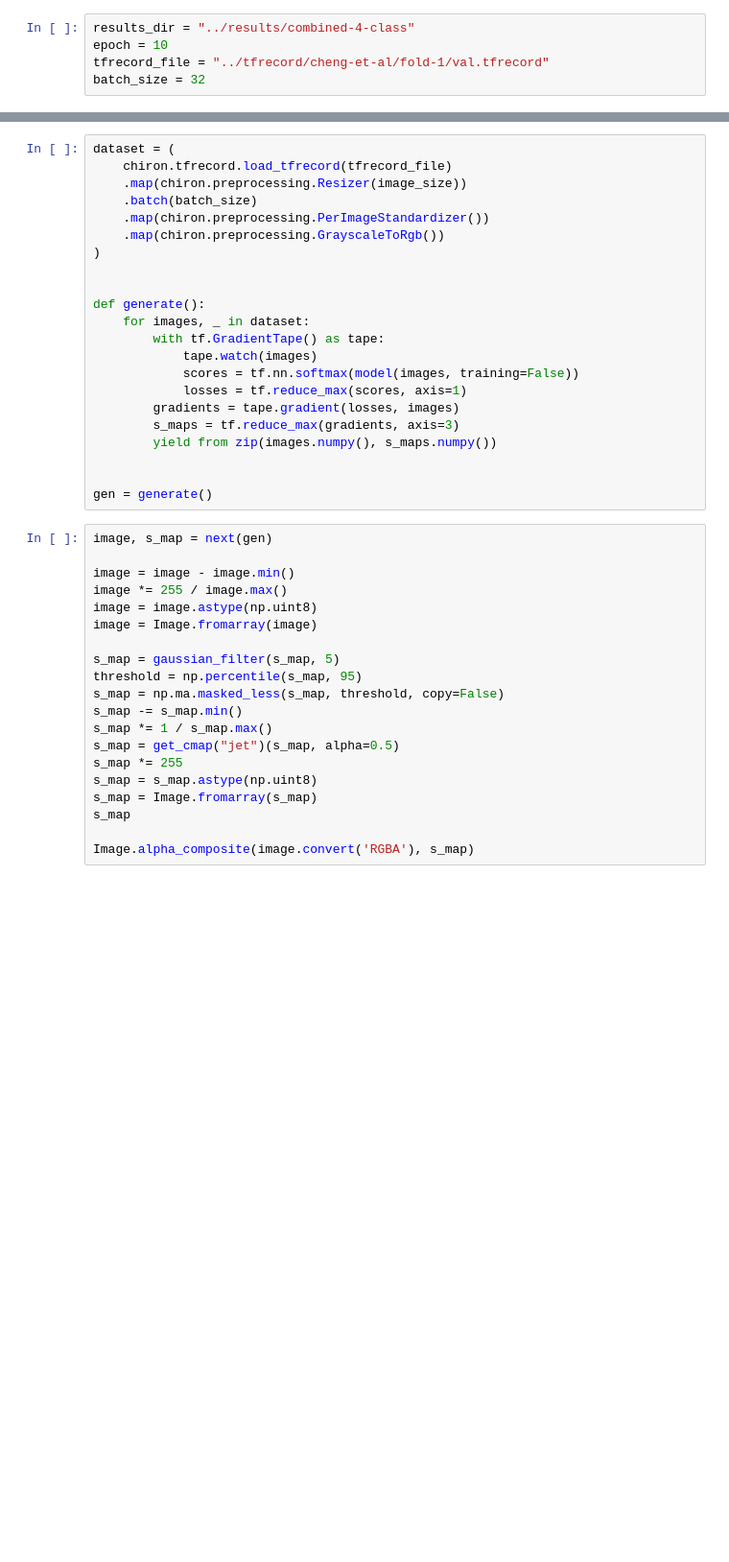
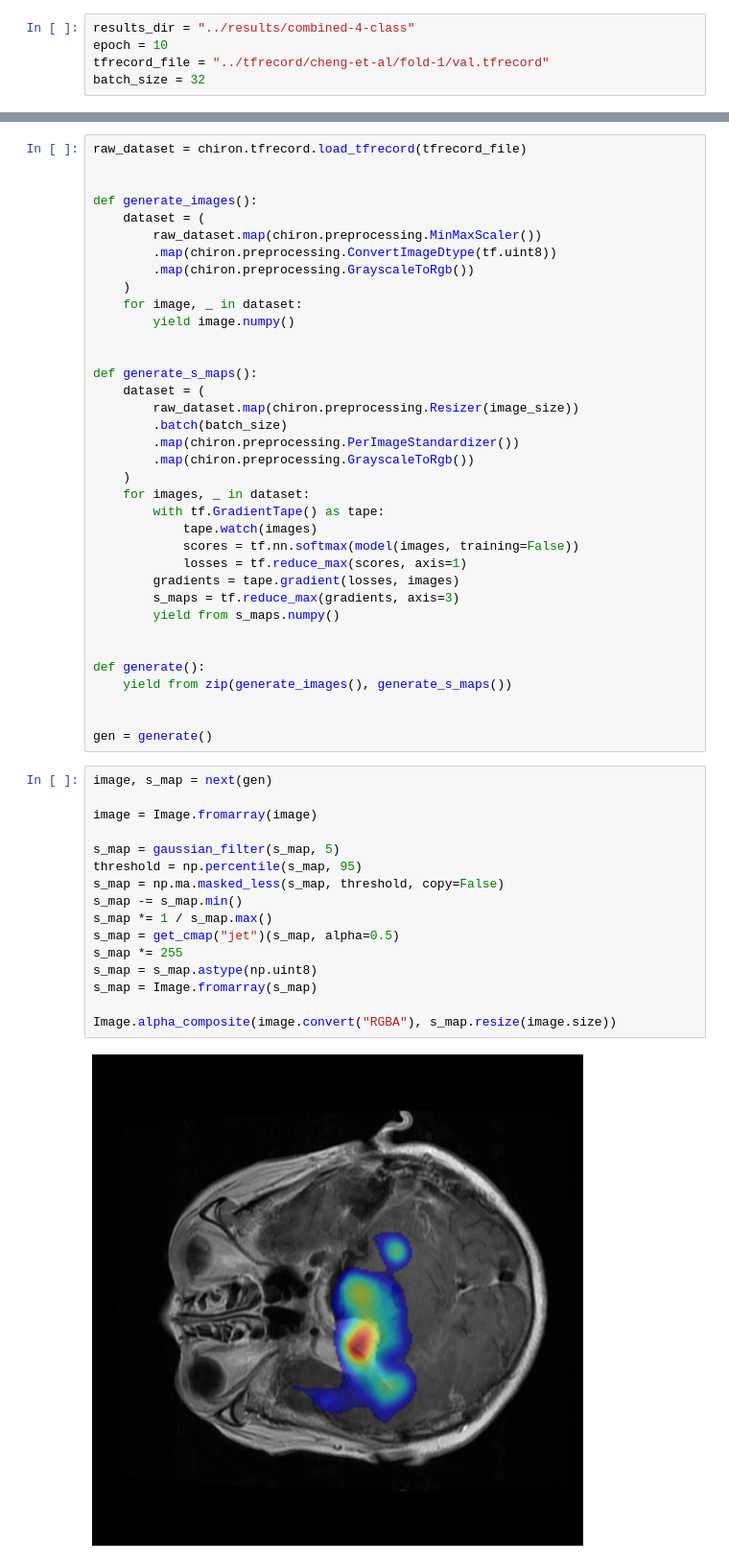
Before and after one commit to mattmolinare/chiron, a Jupyter notebook: notebooks/generate-saliency-maps.ipynb, the cells around one changed output, grey strips where cells are left out. Shown at 96% size. Cells and saved outputs as stored; diff of their text form; blank space fills up the shorter version.

```diff
--- a/notebooks/generate-saliency-maps.ipynb
+++ b/notebooks/generate-saliency-maps.ipynb
@@ -31,14 +44,24 @@ model.summary()
 # %%
-dataset = (
-    chiron.tfrecord.load_tfrecord(tfrecord_file)
-    .map(chiron.preprocessing.Resizer(image_size))
-    .batch(batch_size)
-    .map(chiron.preprocessing.PerImageStandardizer())
-    .map(chiron.preprocessing.GrayscaleToRgb())
-)
+raw_dataset = chiron.tfrecord.load_tfrecord(tfrecord_file)
 
 
-def generate():
+def generate_images():
+    dataset = (
+        raw_dataset.map(chiron.preprocessing.MinMaxScaler())
+        .map(chiron.preprocessing.ConvertImageDtype(tf.uint8))
+        .map(chiron.preprocessing.GrayscaleToRgb())
+    )
+    for image, _ in dataset:
+        yield image.numpy()
+
+
+def generate_s_maps():
+    dataset = (
+        raw_dataset.map(chiron.preprocessing.Resizer(image_size))
+        .batch(batch_size)
+        .map(chiron.preprocessing.PerImageStandardizer())
+        .map(chiron.preprocessing.GrayscaleToRgb())
+    )
     for images, _ in dataset:
         with tf.GradientTape() as tape:
             tape.watch(images)
@@ -46,27 +69,29 @@ def generate():
             losses = tf.reduce_max(scores, axis=1)
         gradients = tape.gradient(losses, images)
         s_maps = tf.reduce_max(gradients, axis=3)
-        yield from zip(images.numpy(), s_maps.numpy())
+        yield from s_maps.numpy()
+
+
+def generate():
+    yield from zip(generate_images(), generate_s_maps())
 
 
 gen = generate()
 # %%
 image, s_map = next(gen)
 
-image = image - image.min()
-image *= 255 / image.max()
-image = image.astype(np.uint8)
 image = Image.fromarray(image)
 
 s_map = gaussian_filter(s_map, 5)
 threshold = np.percentile(s_map, 95)
 s_map = np.ma.masked_less(s_map, threshold, copy=False)
 s_map -= s_map.min()
 s_map *= 1 / s_map.max()
 s_map = get_cmap("jet")(s_map, alpha=0.5)
 s_map *= 255
 s_map = s_map.astype(np.uint8)
 s_map = Image.fromarray(s_map)
-s_map
 
-Image.alpha_composite(image.convert('RGBA'), s_map)
+Image.alpha_composite(image.convert("RGBA"), s_map.resize(image.size))
+# %% [output]
+[figure, added]
```
Also changed, not shown: parts of 1 cell of this notebook, 4 other files.
